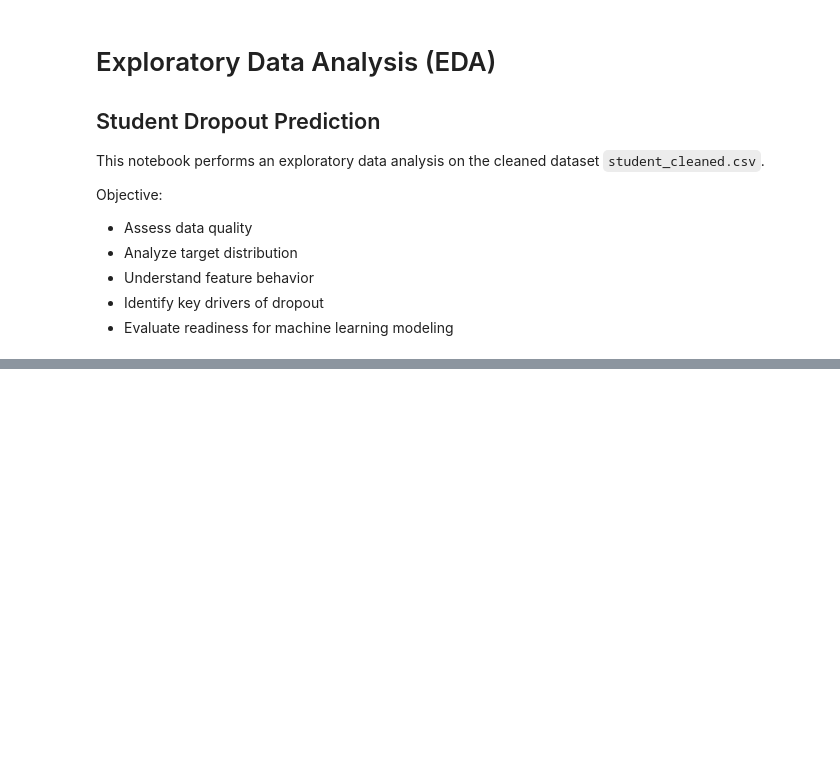
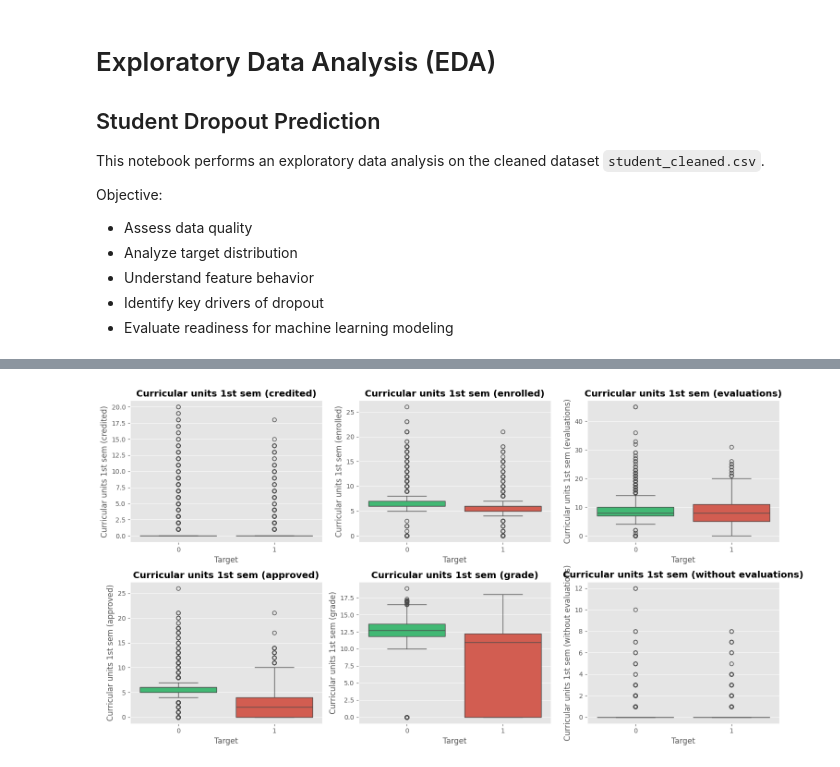
Before and after one commit to T3raa/Machine-Learning-Group-Project, a Jupyter notebook: EDA.ipynb, the cells around one changed output, grey strips where cells are left out. Saved outputs shown, nothing was run; the diff lists cells and outputs as text; code cells hidden in the pictures; blank space fills up the shorter version.

```diff
--- a/EDA.ipynb
+++ b/EDA.ipynb
@@ -312,0 +98,22 @@ Next step: Model training and feature selection.
+# %%
+numeric_features = df.select_dtypes(include=['int64', 'float64']).columns.tolist()
+numeric_features.remove(TARGET)
+
+socioeconomic_features = ['Marital status', 'Gender', 'Nacionality', 'International',
+                          'Mother\'s qualification', 'Father\'s qualification',
+                          'Mother\'s occupation', 'Father\'s occupation',
+                          'Educational special needs']
+
+academic_features = ['Curricular units 1st sem (credited)',
+                    'Curricular units 1st sem (enrolled)',
+                    'Curricular units 1st sem (evaluations)',
+                    'Curricular units 1st sem (approved)',
+                    'Curricular units 1st sem (grade)',
+                    'Curricular units 1st sem (without evaluations)']
+
+financial_features = ['Tuition fees up to date', 'Scholarship holder', 'Debtor', 'Displaced']
+
+print('Feature Groups:')
+print(f'  Socio-Economic: {len(socioeconomic_features)}')
+print(f'  Academic: {len(academic_features)}')
+print(f'  Financial: {len(financial_features)}')
@@ -312,0 +148,10 @@ Next step: Model training and feature selection.
+# %%
+print('ACADEMIC PERFORMANCE - Relationship with Dropout:')
+
+for col in academic_features:
+    mean_by_target = df.groupby(TARGET)[col].mean()
+    corr = df[col].corr(df[TARGET])
+    print(f'\n{col}:')
+    print(f'  Graduates (0): {mean_by_target[0]:.2f}')
+    print(f'  Dropouts (1): {mean_by_target[1]:.2f}')
+    print(f'  Correlation: {corr:.3f}')
@@ -312,0 +176,12 @@ Next step: Model training and feature selection.
+# %%
+fig, axes = plt.subplots(2, 3, figsize=(15, 8))
+axes = axes.flatten()
+
+for idx, col in enumerate(academic_features[:6]):
+    sns.boxplot(x=TARGET, y=col, data=df, ax=axes[idx], palette=['#2ecc71', '#e74c3c'])
+    axes[idx].set_title(col, fontweight='bold')
+
+plt.tight_layout()
+plt.show()
+# %% [output]
+[figure, added]
```
Also changed, not shown: parts of 39 cells of this notebook.
